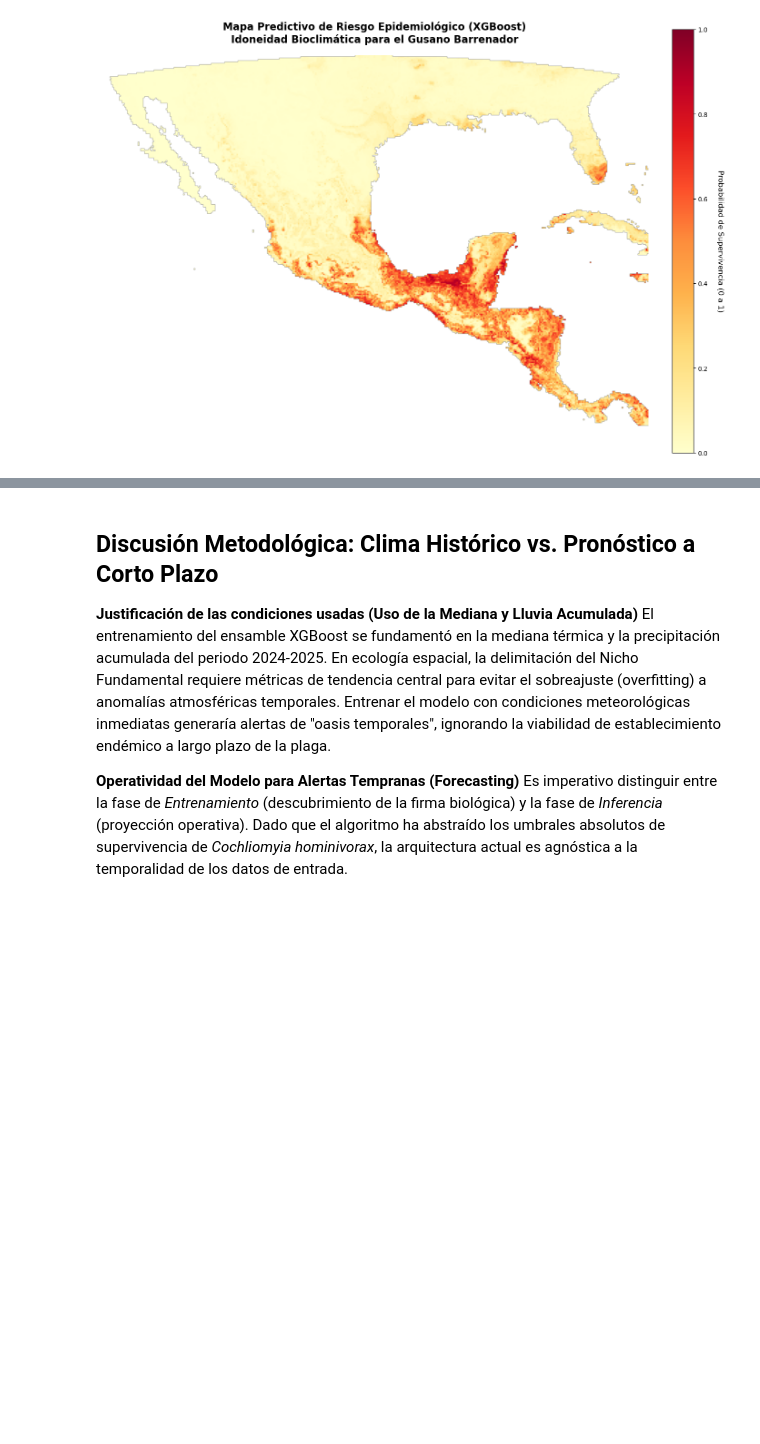
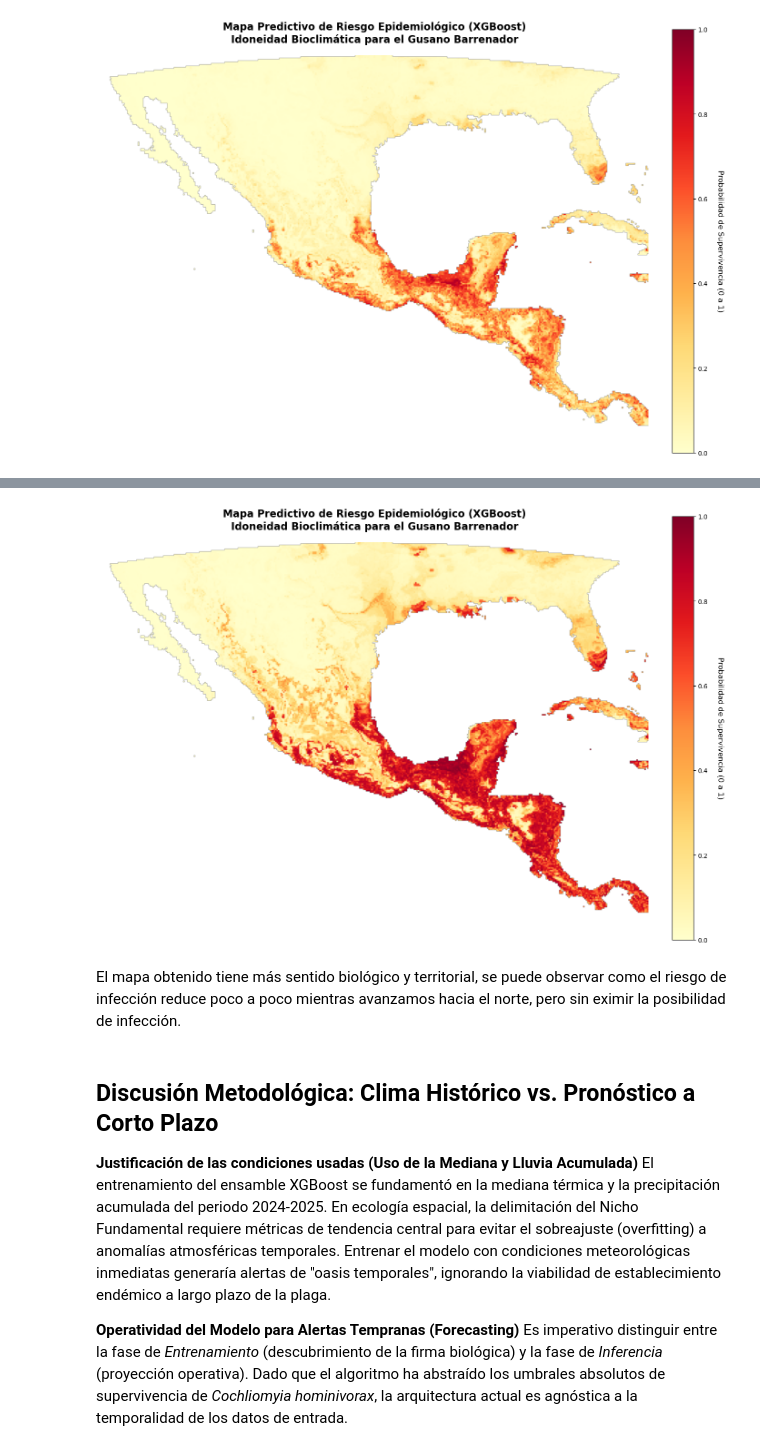
Before and after one commit to Moises7car/monitor-gusano-barrenador, a Jupyter notebook: notebooks/04_Training_Prediction.ipynb, the cells around one changed output, grey strips where cells are left out. Drawn from its saved outputs; the diff is of its cells as text; code cells hidden in the pictures; blank space fills up the shorter version.

```diff
--- a/notebooks/04_Training_Prediction.ipynb
+++ b/notebooks/04_Training_Prediction.ipynb
@@ -250,3 +429,48 @@ except FileNotFoundError:
+# %%
+import rasterio
+import matplotlib.pyplot as plt
+import numpy as np
+import os
+
+# Ruta del mapa
+directorio_notebooks = os.getcwd()
+directorio_raiz = os.path.dirname(directorio_notebooks)
+ruta_raster_riesgo = os.path.join(directorio_raiz, 'data', 'processed', 'Mapa2_Riesgo_Barrenador_2026.tif')
+
+try:
+    with rasterio.open(ruta_raster_riesgo) as src:
+        # Leemos la matriz de probabilidades
+        matriz_riesgo = src.read(1)
+
+        # Configuración del lienzo
+        plt.figure(figsize=(14, 10))
+
+        # Graficamos el mapa.
+        # Usamos 'YlOrRd' (Amarillo a Rojo) que es el estándar para mapas de riesgo epidemiológico
+        # vmin=0 y vmax=1 aseguran que la escala represente porcentajes absolutos (0% a 100%)
+        im = plt.imshow(matriz_riesgo, cmap='YlOrRd', vmin=0, vmax=1)
+
+        # Título y diseño
+        plt.title('Mapa Predictivo de Riesgo Epidemiológico (XGBoost)\nIdoneidad Bioclimática para el Gusano Barrenador',
+                  fontsize=16, fontweight='bold', pad=20)
+
+        # Barra de escala de probabilidad
+        cbar = plt.colorbar(im, fraction=0.036, pad=0.04)
+        cbar.set_label('Probabilidad de Supervivencia (0 a 1)', rotation=270, labelpad=25, fontsize=12)
+
+        # Limpieza visual (quitamos las coordenadas de los ejes)
+        plt.axis('off')
+        plt.tight_layout()
+
+        # Mostrar el mapa interactivo
+        plt.show()
+
+except FileNotFoundError:
+    print("Archivo no encontrado. Verifica que el bloque anterior haya guardado el mapa en la ruta correcta.")
+# %% [output]
+[figure, added]
+# %% [markdown]
+El mapa obtenido tiene más sentido biológico y territorial, se puede observar como el riesgo de infección reduce poco a poco mientras avanzamos hacia el norte, pero sin eximir la posibilidad de infección.
 # %% [markdown]
 ## Discusión Metodológica: Clima Histórico vs. Pronóstico a Corto Plazo
 
```
Also changed, not shown: parts of 8 cells of this notebook, 3 other files.
